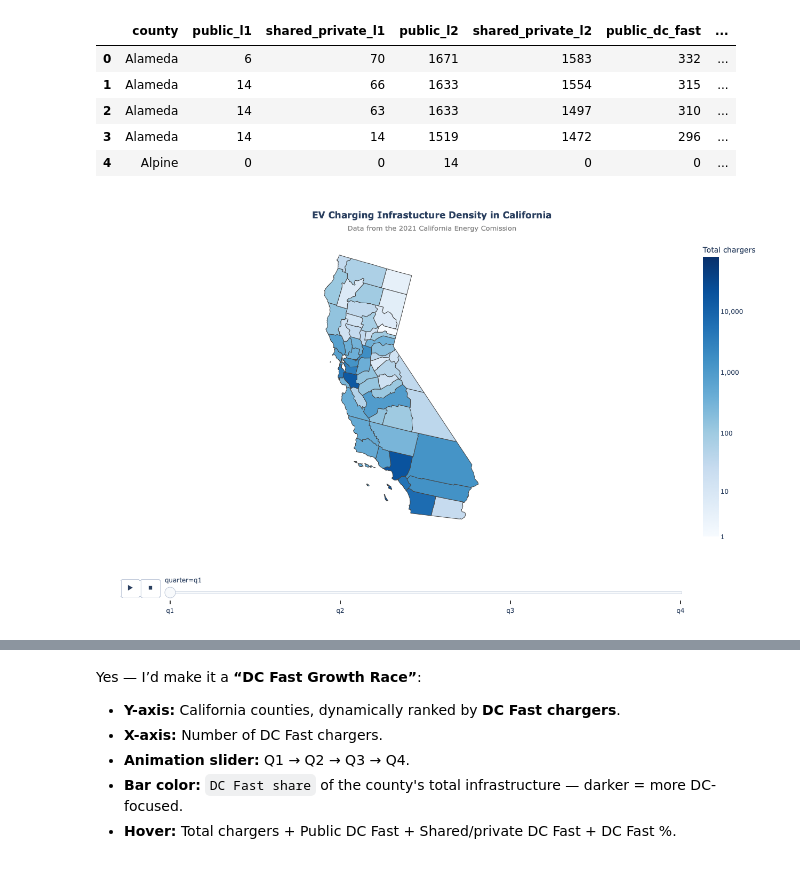
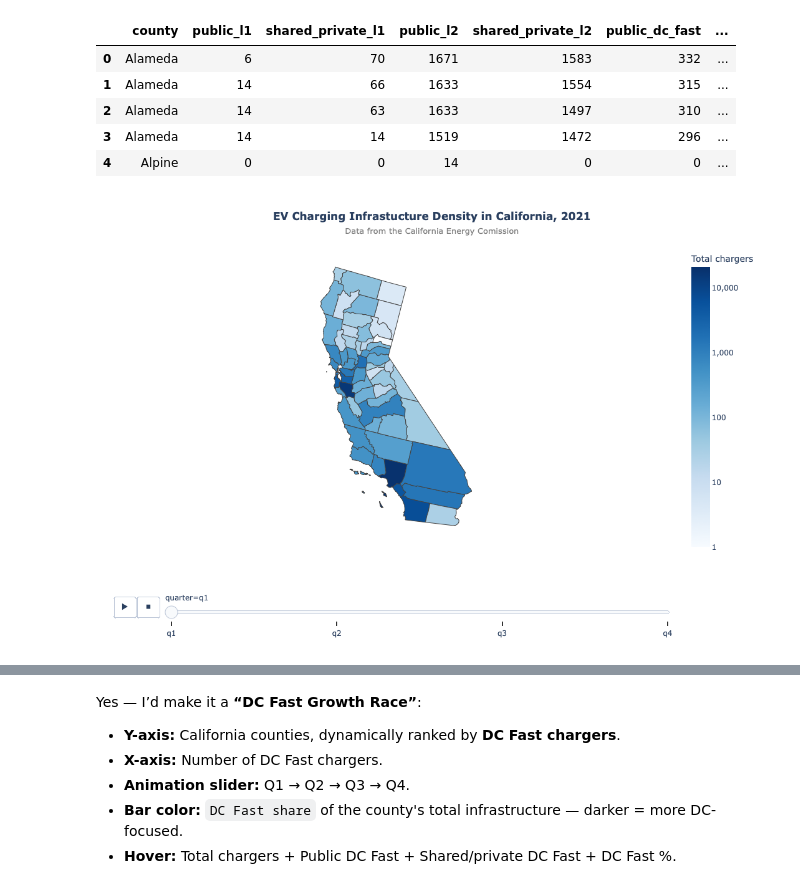
Before and after one commit to sshariz/EVChargingInfrastructure, a Jupyter notebook: evproject.ipynb, the cells around one changed output, grey strips where cells are left out. Cells and saved outputs as stored; diff of their text form; code cells hidden in the pictures.

```diff
--- a/evproject.ipynb
+++ b/evproject.ipynb
@@ -432,22 +433,15 @@ mapped21.head()
 # %%
 df=mapped21.copy()
 
-df = df.sort_values("quarter")
+df = df[~df["county"].isin(["Total", "Unknown"])].sort_values("quarter") # remove 'Uknown' & 'Total' County counts
 df["fips"] = df["fips"].astype(str).str.zfill(5) # make any FIPS 0 a 5-digit str.
-df["log_total"] = np.log1p(df["total"]) # log the total counts for an appropriate color scale.
-
-# df["quarter"] = pd.Categorical(
-#     df["quarter"],
-#     categories=["q1", "q2", "q3", "q4"],
-#     ordered=True
-# )
+df['log_total'] = np.log(df['total']) # log the total counts for an appropriate color scale.
 
 fig = px.choropleth(
     df,
     geojson="https://raw.githubusercontent.com/plotly/datasets/master/geojson-counties-fips.json",
     locations="fips",
     color="log_total",
-    # color="log_total",
     animation_frame="quarter",
     scope="usa",
     featureidkey="id",
@@ -478,35 +472,35 @@ fig = px.choropleth(
         "shared_private_l2": "Shared/private L2",
         "public_dc_fast": "Public DC Fast",
         "shared_private_dc_fast": "Shared/private DC Fast",
         "log_total": "Total chargers"
     },
 )
 
 fig.update_geos(
     fitbounds="locations",
     visible=False
 )
 
 fig.update_layout(
-    width=1100,
-    height=800,
+    width=1000,
+    height=725,
     margin=dict(l=20, r=20, t=80, b=20),
         title={
         "text": "<b>EV Charging Infrastucture Density in California, 2021</b><br><span style='font-size:13px; color:gray'>Data from the California Energy Comission</span>",
         "y": 0.95,  # Adjusts vertical position
         "x": 0.5,  # Centers the title
         "xanchor": "center",
         "yanchor": "top",
     }
 )
 fig.update_coloraxes(
     colorbar=dict(
         title="Total chargers",
-        tickvals=np.log1p([1, 10, 100, 1_000, 10_000, 100_000]),
-        ticktext=["1", "10", "100", "1,000", "10,000", "100,000"]
+        tickvals=np.log([1, 10, 100, 1_000, 10_000]),
+        ticktext=["1", "10", "100", "1,000", "10,000"]
     )
 )
 
 fig.show()
 # %% [output]
-[figure, old version]
+[figure, new version]
```
Also changed, not shown: parts of 5 cells of this notebook.
